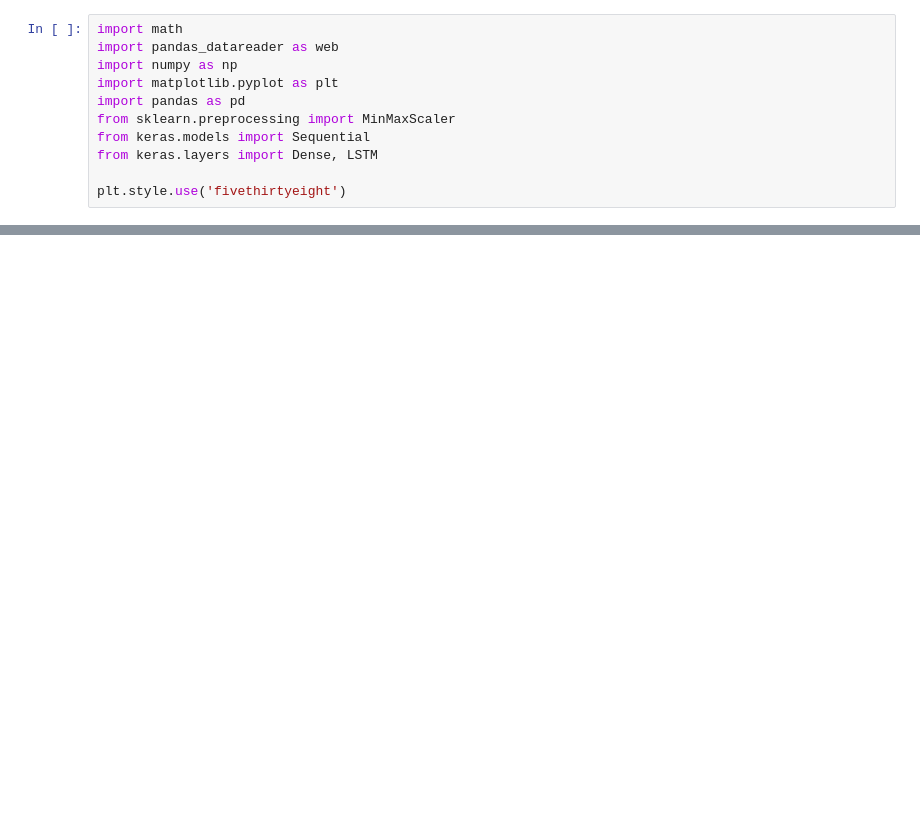
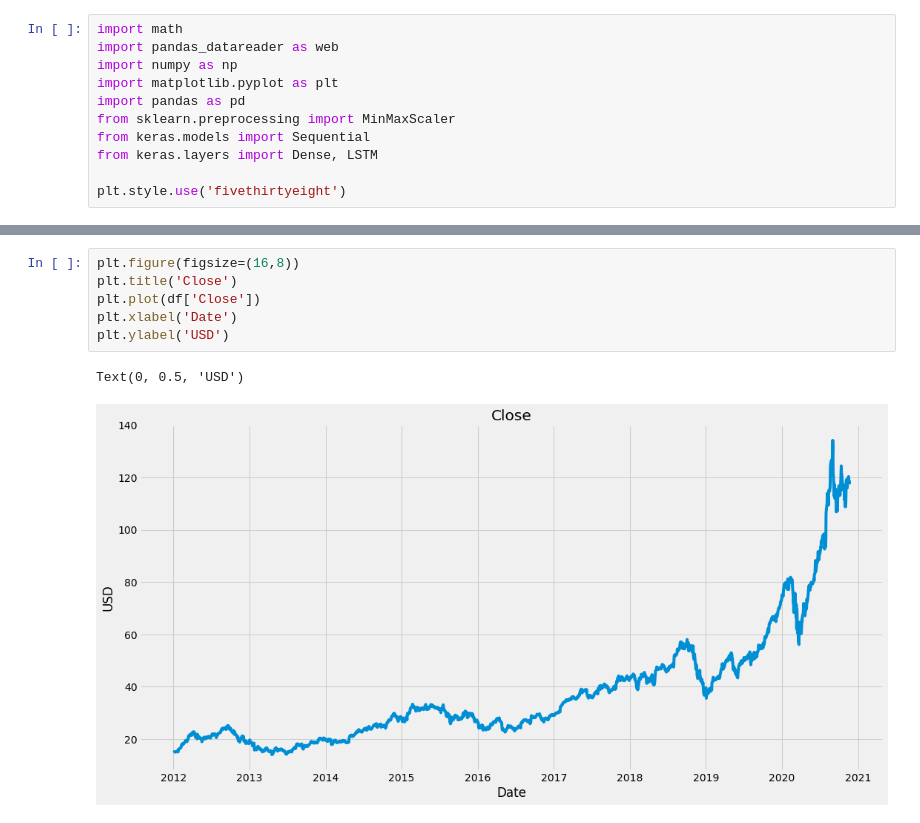
Before and after one commit to milijan/market, a Jupyter notebook: keras/predict.ipynb, the cells around one changed output, grey strips where cells are left out. Drawn from its saved outputs; the diff is of its cells as text; blank space fills up the shorter version.

```diff
--- a/keras/predict.ipynb
+++ b/keras/predict.ipynb
@@ -18,0 +32,9 @@ df.shape
+# %%
+plt.figure(figsize=(16,8))
+plt.title('Close')
+plt.plot(df['Close'])
+plt.xlabel('Date')
+plt.ylabel('USD')
+# %% [output]
+Text(0, 0.5, 'USD')
+[figure, added]
```
Also changed, not shown: parts of 14 cells of this notebook.
